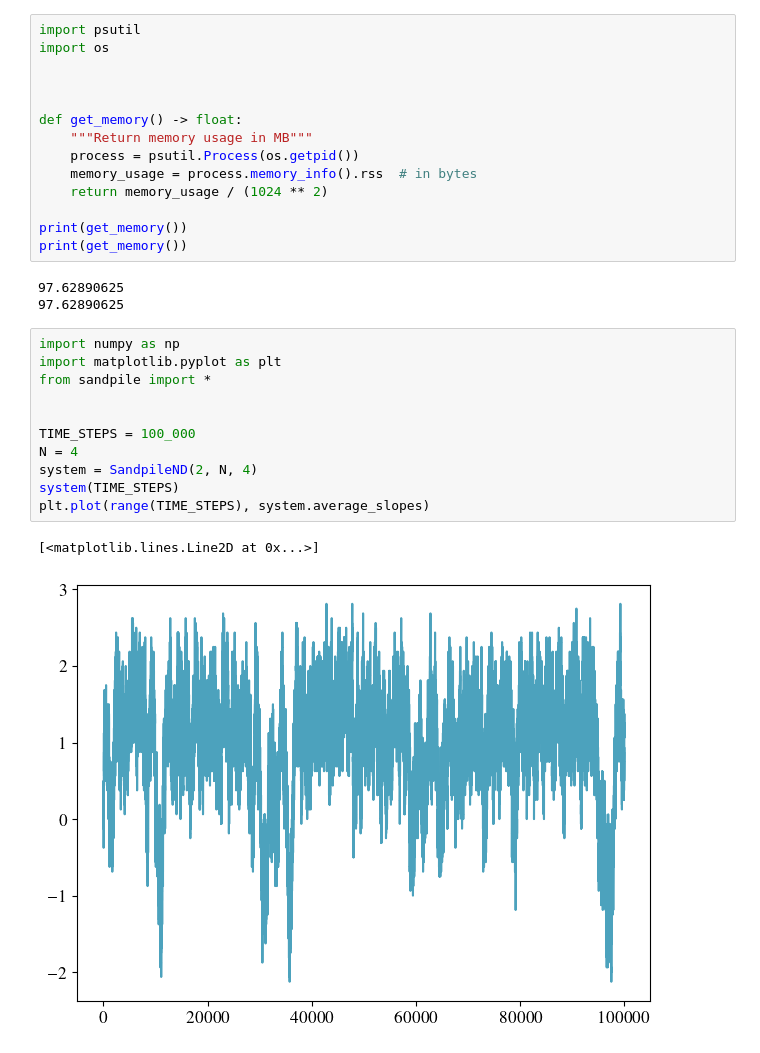
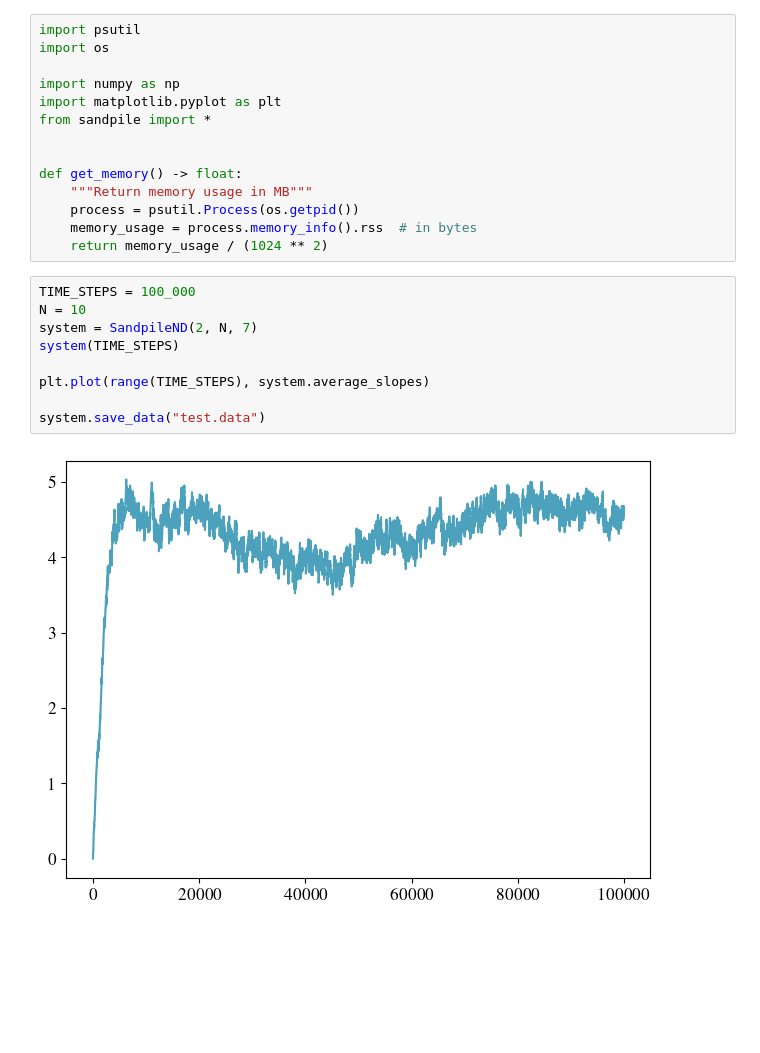
Before and after one commit to GabrielRemi/Sandpile, a Jupyter notebook: Code/sandpile_nd_test.ipynb, the cells around one changed output. Drawn from its saved outputs; the diff is of its cells as text; blank space fills up the shorter version.

```diff
--- a/Code/sandpile_nd_test.ipynb
+++ b/Code/sandpile_nd_test.ipynb
@@ -2,6 +2,9 @@
 import psutil
 import os
 
+import numpy as np
+import matplotlib.pyplot as plt
+from sandpile import *
 
 
 def get_memory() -> float:
@@ -9,23 +12,14 @@ def get_memory() -> float:
     process = psutil.Process(os.getpid())
     memory_usage = process.memory_info().rss  # in bytes
     return memory_usage / (1024 ** 2)
-
-print(get_memory())
-print(get_memory())
-# %% [output]
-97.62890625
-97.62890625
 # %%
-import numpy as np
-import matplotlib.pyplot as plt
-from sandpile import *
+TIME_STEPS = 100_000
+N = 10
+system = SandpileND(2, N, 7)
+system(TIME_STEPS)
 
+plt.plot(range(TIME_STEPS), system.average_slopes)
 
-TIME_STEPS = 100_000
-N = 4
-system = SandpileND(2, N, 4)
-system(TIME_STEPS)
-plt.plot(range(TIME_STEPS), system.average_slopes)
+system.save_data("test.data")
 # %% [output]
-[<matplotlib.lines.Line2D at 0x...>]
-[figure, old version]
+[figure, new version]
```
Also changed, not shown: parts of 2 cells of this notebook, 2 other files.
